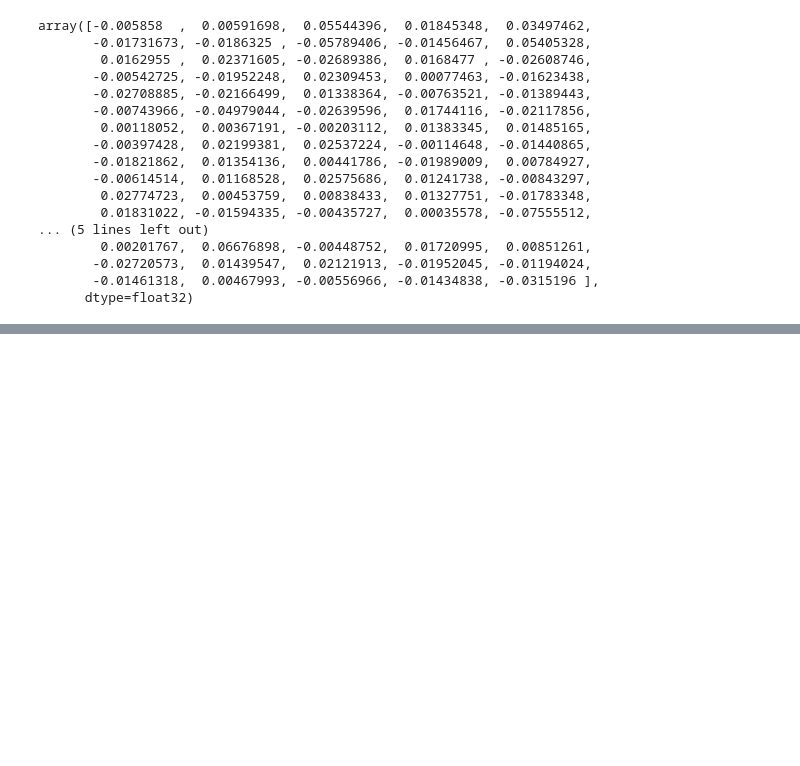
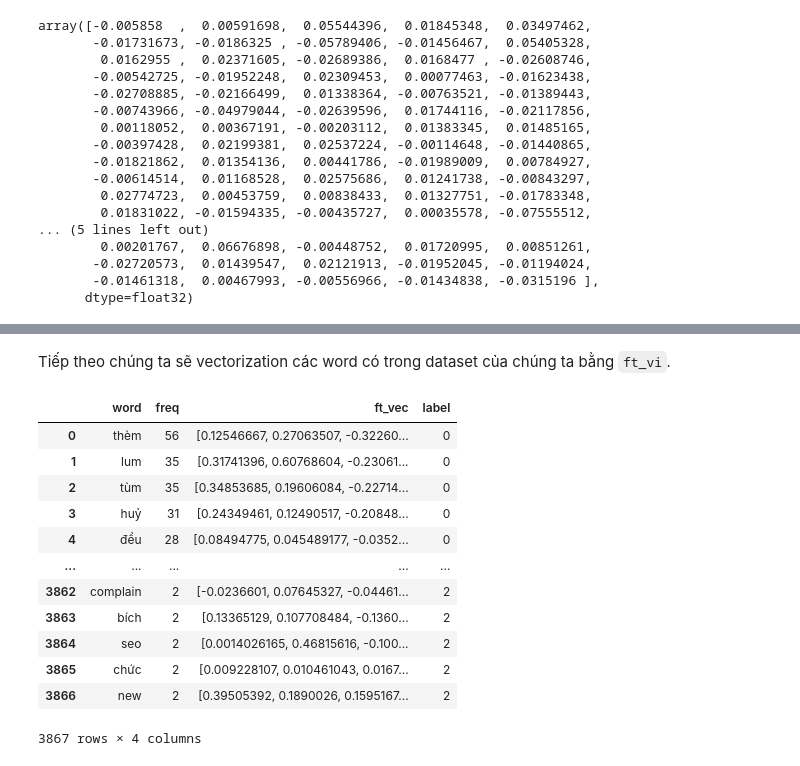
Before and after one commit to cuongpiger/SCL_KHVW_Sentiment_Analysis_Project, a Jupyter notebook: 04.eda.ipynb, the cells around one changed output, grey strips where cells are left out. Cells and saved outputs as stored; diff of their text form; code cells hidden in the pictures; blank space fills up the shorter version.

```diff
--- a/04.eda.ipynb
+++ b/04.eda.ipynb
@@ -57,6 +64,7 @@ fasttext.util.download_model('vi', if_exists='ignore') # vietnamese
 # %% [markdown]
 Bây giờ chúng ta sẽ load lại tập embed word 100 dims mà ta vừa tạo, nó sẽ ăn máy của bạn khoảng 3GB RAM.
 # %%
-ft = fasttext.load_model('cc.vi.100.bin')
+ft_vi = fasttext.load_model('cc.vi.100.bin')
+ft_en = fasttext.load_model('cc.en.100.bin')
 # %% [output]
 Warning : `load_model` does not return WordVectorModel or SupervisedModel any more, but a `FastText` object which is very similar.
@@ -86,0 +140,19 @@ array([-0.005858  ,  0.00591698,  0.05544396,  0.01845348,  0.03497462,
+# %% [markdown]
+Tiếp theo chúng ta sẽ vectorization các word có trong dataset của chúng ta bằng `ft_vi`.
+# %%
+vec_words = Detective.ftVectorization(reviews, ft_vi)
+vec_words
+# %% [output]
+|  | word | freq | ft_vec | label |
+| 0 | thèm | 56 | [0.12546667, 0.27063507, -0.32260... | 0 |
+| 1 | lum | 35 | [0.31741396, 0.60768604, -0.23061... | 0 |
+| 2 | tùm | 35 | [0.34853685, 0.19606084, -0.22714... | 0 |
+| 3 | huỷ | 31 | [0.24349461, 0.12490517, -0.20848... | 0 |
+| 4 | đểu | 28 | [0.08494775, 0.045489177, -0.0352... | 0 |
+| ... | ... | ... | ... | ... |
+| 3862 | complain | 2 | [-0.0236601, 0.07645327, -0.04461... | 2 |
+| 3863 | bích | 2 | [0.13365129, 0.107708484, -0.1360... | 2 |
+| 3864 | seo | 2 | [0.0014026165, 0.46815616, -0.100... | 2 |
+| 3865 | chức | 2 | [0.009228107, 0.010461043, 0.0167... | 2 |
+| 3866 | new | 2 | [0.39505392, 0.1890026, 0.1595167... | 2 |
+3867 rows × 4 columns
```
Also changed, not shown: parts of 17 cells of this notebook, 2 other files.
